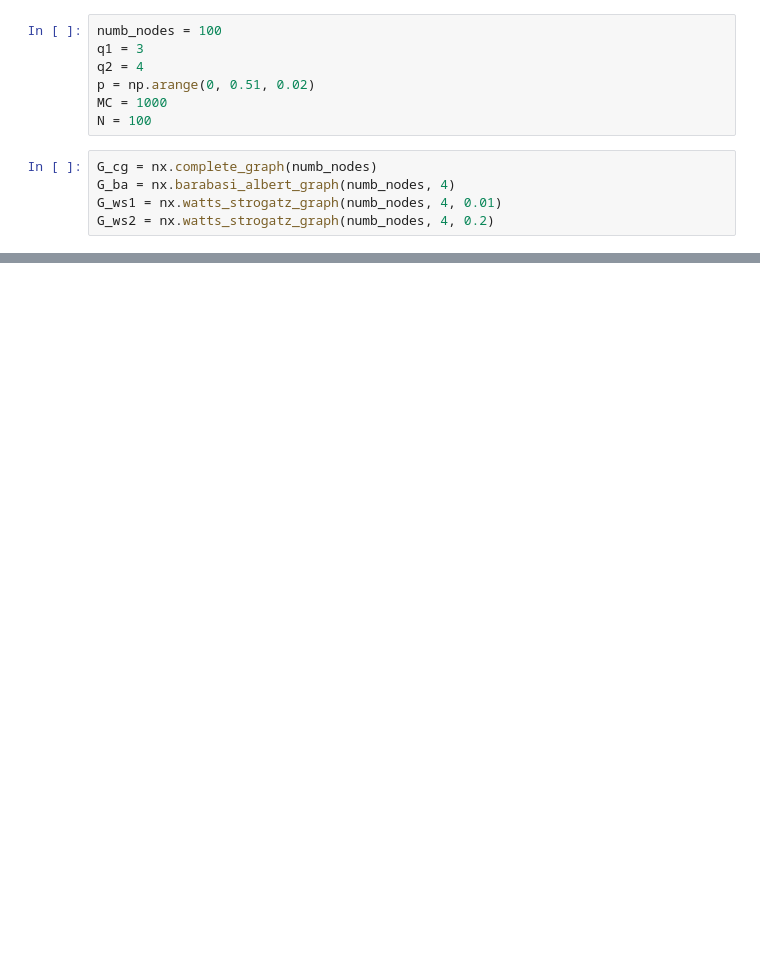
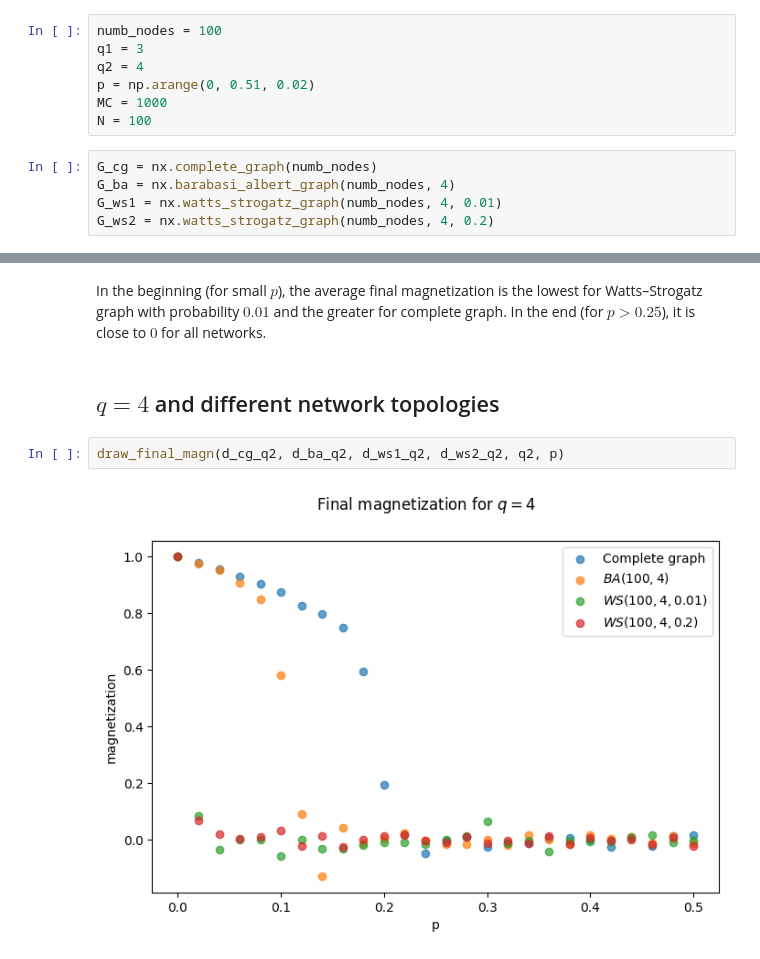
Before and after one commit to KohutMaria/Diffusion-processes, a Jupyter notebook: DPOCN_6.ipynb, the cells around one changed output, grey strips where cells are left out. Saved outputs shown, nothing was run; the diff lists cells and outputs as text; blank space fills up the shorter version.

```diff
--- a/DPOCN_6.ipynb
+++ b/DPOCN_6.ipynb
@@ -192,0 +304,8 @@ cpu_count()
+# %% [markdown]
+In the beginning (for small $p$), the average final magnetization is the lowest for Watts–Strogatz graph with probability $0.01$ and the greater for complete graph. In the end (for $p > 0.25$), it is close to $0$ for all networks.
+# %% [markdown]
+## $q = 4$ and different network topologies
+# %%
+draw_final_magn(d_cg_q2, d_ba_q2, d_ws1_q2, d_ws2_q2, q2, p)
+# %% [output]
+[figure, added]
```
Also changed, not shown: parts of 51 cells of this notebook.
